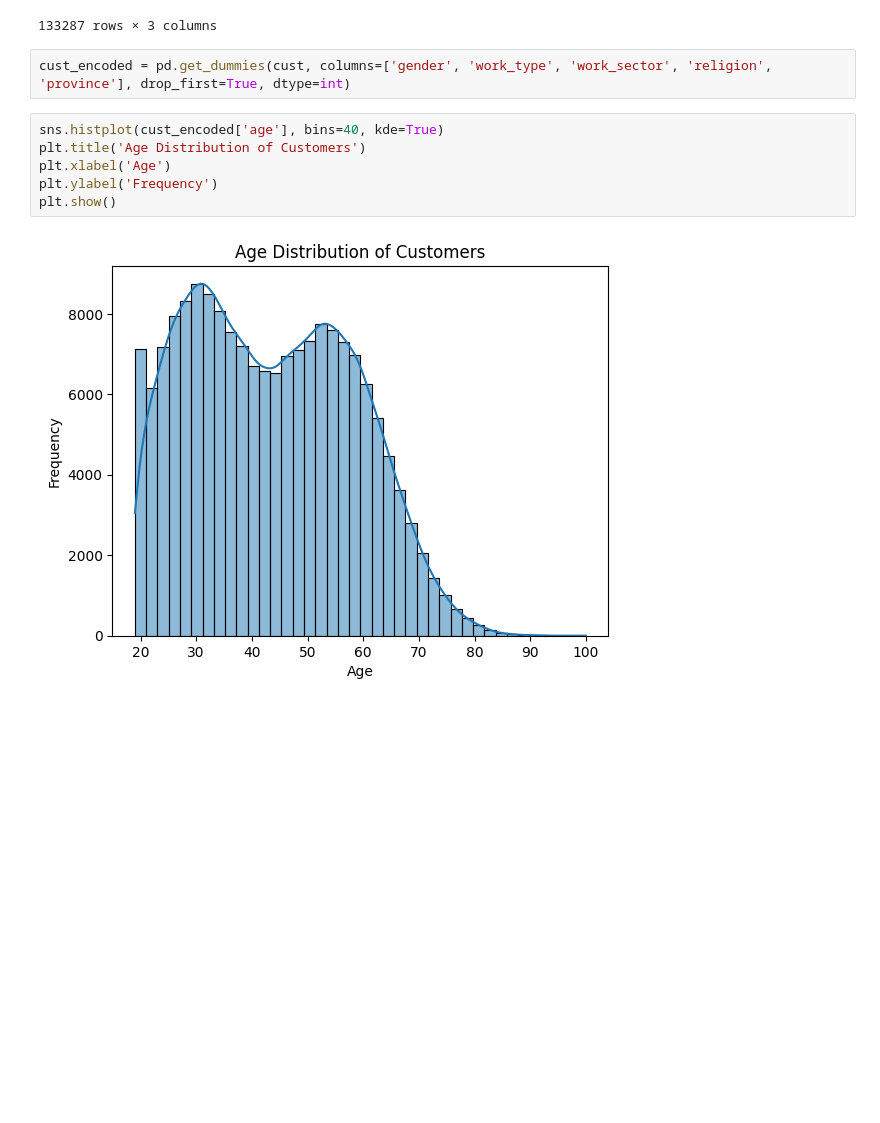
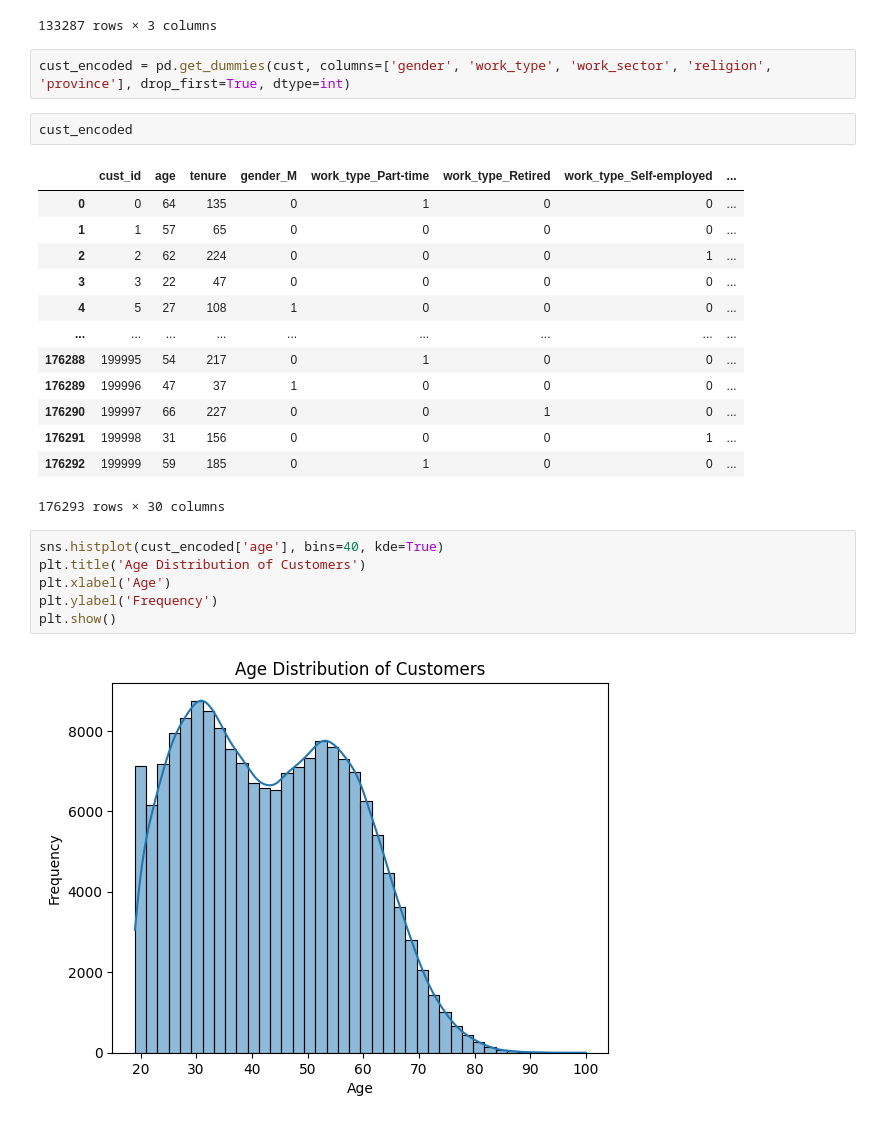
Before and after one commit to bthnsrts/datathon-team-guney-kampus, a Jupyter notebook: notebooks/feature_engineering.ipynb, the cells around one changed output. Cells and saved outputs as stored; diff of their text form; blank space fills up the shorter version.

```diff
--- a/notebooks/feature_engineering.ipynb
+++ b/notebooks/feature_engineering.ipynb
@@ -35,6 +35,22 @@ ref
 133287 rows × 3 columns
 # %%
 cust_encoded = pd.get_dummies(cust, columns=['gender', 'work_type', 'work_sector', 'religion', 'province'], drop_first=True, dtype=int)
+# %%
+cust_encoded
+# %% [output]
+|  | cust_id | age | tenure | gender_M | work_type_Part-time | work_type_Retired | work_type_Self-employed | ... |
+| 0 | 0 | 64 | 135 | 0 | 1 | 0 | 0 | ... |
+| 1 | 1 | 57 | 65 | 0 | 0 | 0 | 0 | ... |
+| 2 | 2 | 62 | 224 | 0 | 0 | 0 | 1 | ... |
+| 3 | 3 | 22 | 47 | 0 | 0 | 0 | 0 | ... |
+| 4 | 5 | 27 | 108 | 1 | 0 | 0 | 0 | ... |
+| ... | ... | ... | ... | ... | ... | ... | ... | ... |
+| 176288 | 199995 | 54 | 217 | 0 | 1 | 0 | 0 | ... |
+| 176289 | 199996 | 47 | 37 | 1 | 0 | 0 | 0 | ... |
+| 176290 | 199997 | 66 | 227 | 0 | 0 | 1 | 0 | ... |
+| 176291 | 199998 | 31 | 156 | 0 | 0 | 0 | 1 | ... |
+| 176292 | 199999 | 59 | 185 | 0 | 1 | 0 | 0 | ... |
+176293 rows × 30 columns
 # %%
 sns.histplot(cust_encoded['age'], bins=40, kde=True)
 plt.title('Age Distribution of Customers')
```
Also changed, not shown: parts of 14 cells of this notebook, 7 other files.
